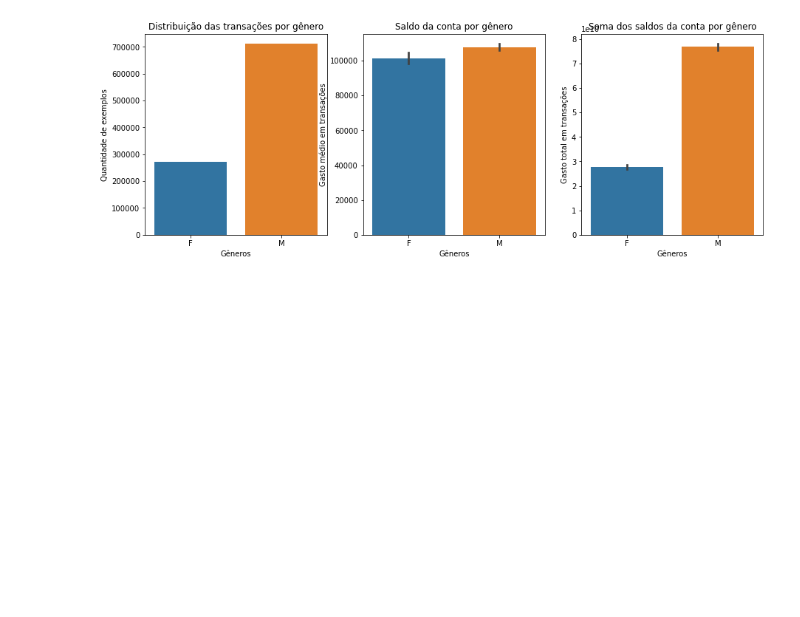
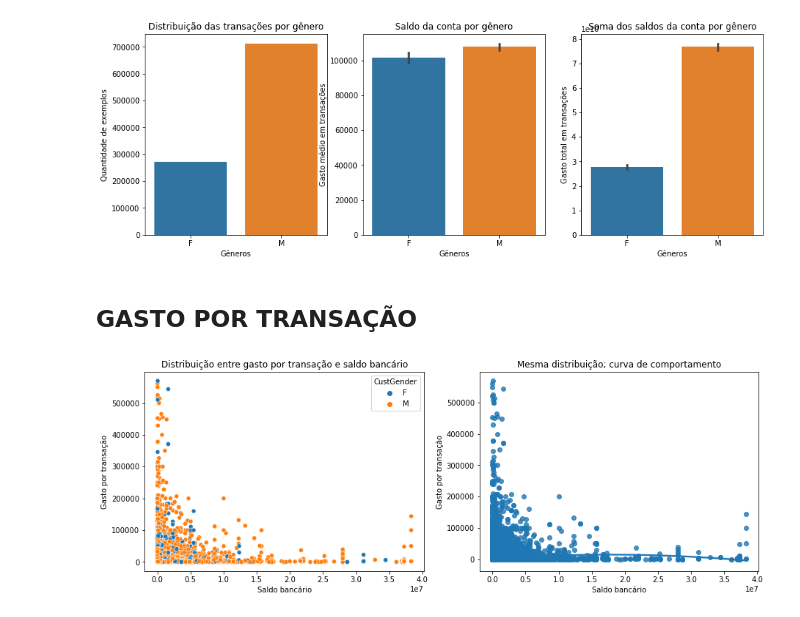
Before and after one commit to tremefabris/am-t2, a Jupyter notebook: bank-transactions-dataviz.ipynb, the cells around one changed output. Saved outputs shown, nothing was run; the diff lists cells and outputs as text; code cells hidden in the pictures; blank space fills up the shorter version.

```diff
--- a/bank-transactions-dataviz.ipynb
+++ b/bank-transactions-dataviz.ipynb
@@ -362,3 +382,36 @@ _ = pbar.set_xlabel("Gêneros")
 _ = pbar.set_ylabel("Gasto total em transações")
 # %% [output]
 [figure]
+# %% [markdown]
+## GASTO POR TRANSAÇÃO
+# %%
+_, axs = plt.subplots(1, 2, figsize=(15, 5))
+
+inr_limit = 0.6e6
+acc_limit = 0.4e8
+
+pscatter = sns.scatterplot(
+    data=df[ (df['TransactionAmount (INR)'] < inr_limit) & (df['CustAccountBalance'] < acc_limit) ],
+    #kind='scatter',
+    x='CustAccountBalance',
+    y='TransactionAmount (INR)',
+    hue='CustGender',
+    ax=axs[0]
+)
+_ = pscatter.set_title("Distribuição entre gasto por transação e saldo bancário")
+_ = pscatter.set_xlabel("Saldo bancário")
+_ = pscatter.set_ylabel("Gasto por transação")
+
+preg = sns.regplot(
+    data=df[ (df['TransactionAmount (INR)'] < inr_limit) & (df['CustAccountBalance'] < acc_limit) ],
+    x='CustAccountBalance',
+    y='TransactionAmount (INR)',
+    #hue='CustGender',
+    order=2,
+    ax=axs[1]
+)
+_ = preg.set_title("Mesma distribuição; curva de comportamento")
+_ = preg.set_xlabel("Saldo bancário")
+_ = preg.set_ylabel("Gasto por transação")
+# %% [output]
+[figure, added]
```
Also changed, not shown: parts of 5 cells of this notebook, 1 other file.
